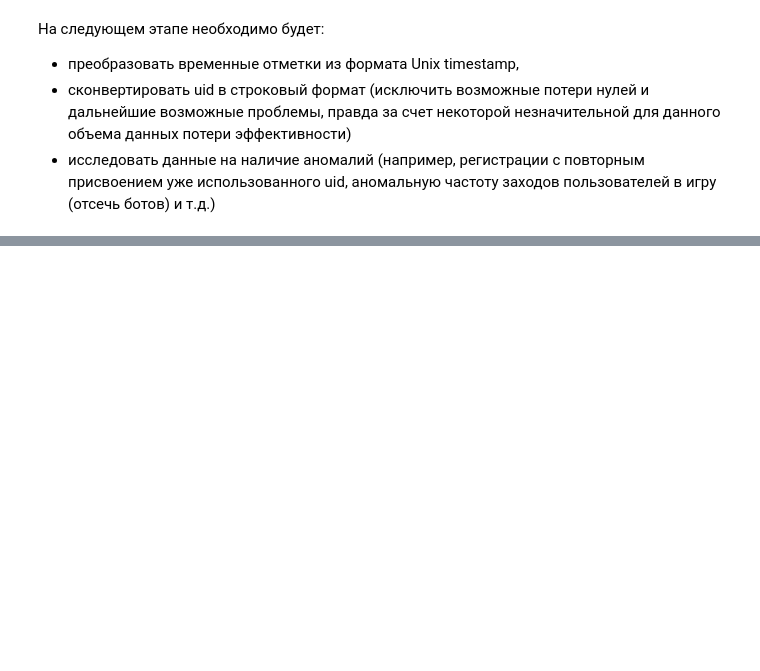
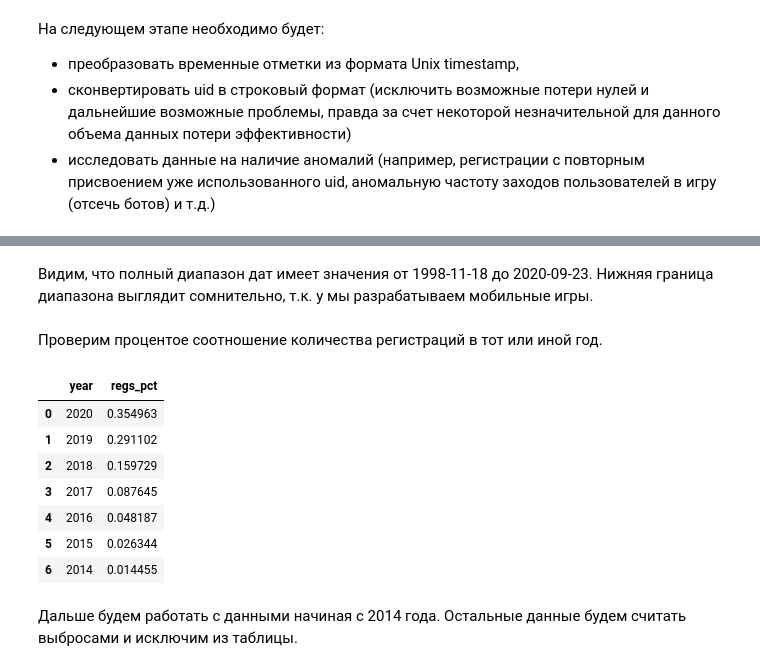
Before and after one commit to nktnlx/data_analysis_course, a Jupyter notebook: 37_final_project/final_project.ipynb, the cells around one changed output, grey strips where cells are left out. Saved outputs shown, nothing was run; the diff lists cells and outputs as text; code cells hidden in the pictures; blank space fills up the shorter version.

```diff
--- a/37_final_project/final_project.ipynb
+++ b/37_final_project/final_project.ipynb
@@ -158,0 +170,3 @@ auth.shape[0]
+# %%
+# выполним преобразование
+reg['reg_ts'] = pd.to_datetime(reg['reg_ts'], unit='s')
@@ -158,0 +200,23 @@ auth.shape[0]
+# %% [markdown]
+Видим, что полный диапазон дат имеет значения от 1998-11-18 до 2020-09-23. Нижняя граница диапазона выглядит сомнительно, т.к. у мы разрабатываем мобильные игры.
+# %% [markdown]
+Проверим процентое соотношение количества регистраций в тот или иной год.
+# %%
+# сгруппируем данные по года и посчитаем количество регистраций в процентах
+reg_by_year = reg.reg_ts.dt.year.value_counts(normalize=True) \
+                 .reset_index() \
+                 .rename(columns={'index': 'year', 'reg_ts': 'regs_pct'})
+# %%
+# посмотрим на года с количеством регистраций больше одного процента
+reg_by_year[reg_by_year['regs_pct'] >= 0.01]
+# %% [output]
+|  | year | regs_pct |
+| 0 | 2020 | 0.354963 |
+| 1 | 2019 | 0.291102 |
+| 2 | 2018 | 0.159729 |
+| 3 | 2017 | 0.087645 |
+| 4 | 2016 | 0.048187 |
+| 5 | 2015 | 0.026344 |
+| 6 | 2014 | 0.014455 |
+# %% [markdown]
+Дальше будем работать с данными начиная с 2014 года. Остальные данные будем считать выбросами и исключим из таблицы.
```
Also changed, not shown: parts of 64 cells of this notebook.
